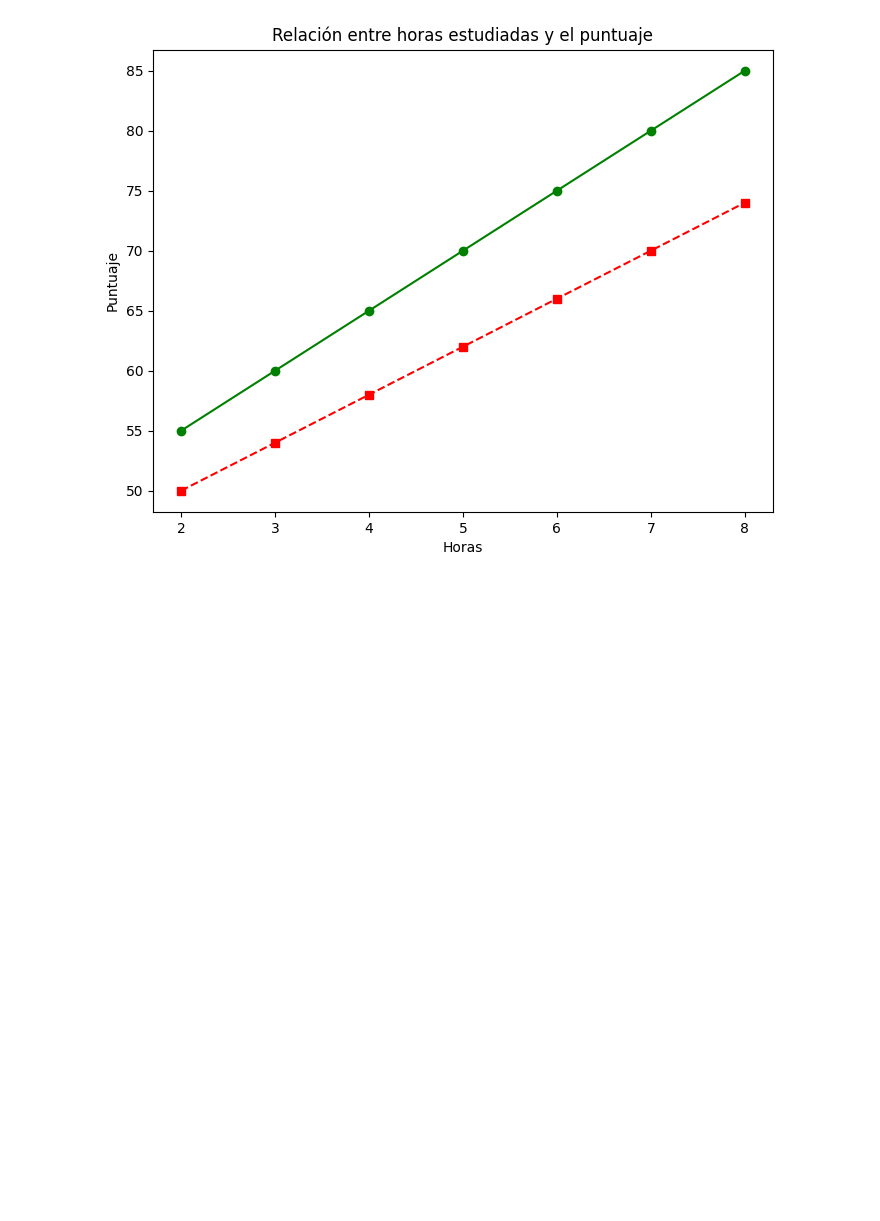
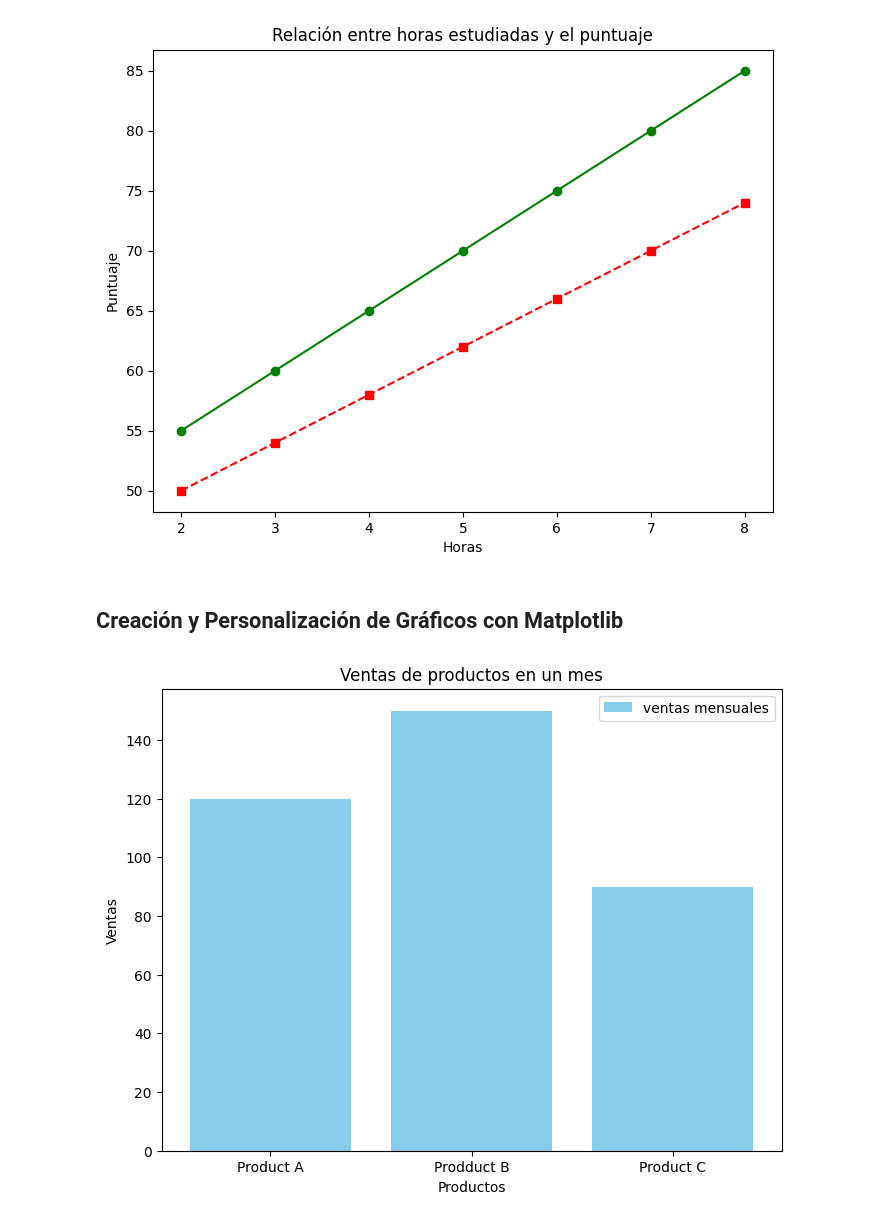
Before and after one commit to jorale2133/Curso-de-ciencias-de-Daatos, a Jupyter notebook: misScripts/matplot.ipynb, the cells around one changed output. Drawn from its saved outputs; the diff is of its cells as text; code cells hidden in the pictures; blank space fills up the shorter version.

```diff
--- a/misScripts/matplot.ipynb
+++ b/misScripts/matplot.ipynb
@@ -81,3 +81,28 @@ plt.ylabel('Puntuaje')
 plt.show()
 # %% [output]
 [figure]
+# %% [markdown]
+## Creación y Personalización de Gráficos con Matplotlib
+# %%
+import matplotlib.pyplot as plt
+
+plt.figure(figsize=(8, 6))
+categories = ['Product A', 'Prodduct B', 'Product C']
+sales = [120, 150, 90]
+
+#Creación del grafico de barras verticales.
+plt.bar(categories, sales, color='skyblue', label='ventas mensuales')
+
+#Anotación
+plt.annotate('Maximo de ventas', xy=('Product B', 150))
+
+
+plt.title('Ventas de productos en un mes')
+plt.xlabel('Productos')
+plt.ylabel('Ventas')
+
+plt.legend()
+
+plt.show()
+# %% [output]
+[figure, added]
```
Also changed, not shown: parts of 20 cells of this notebook, 3 other files.
